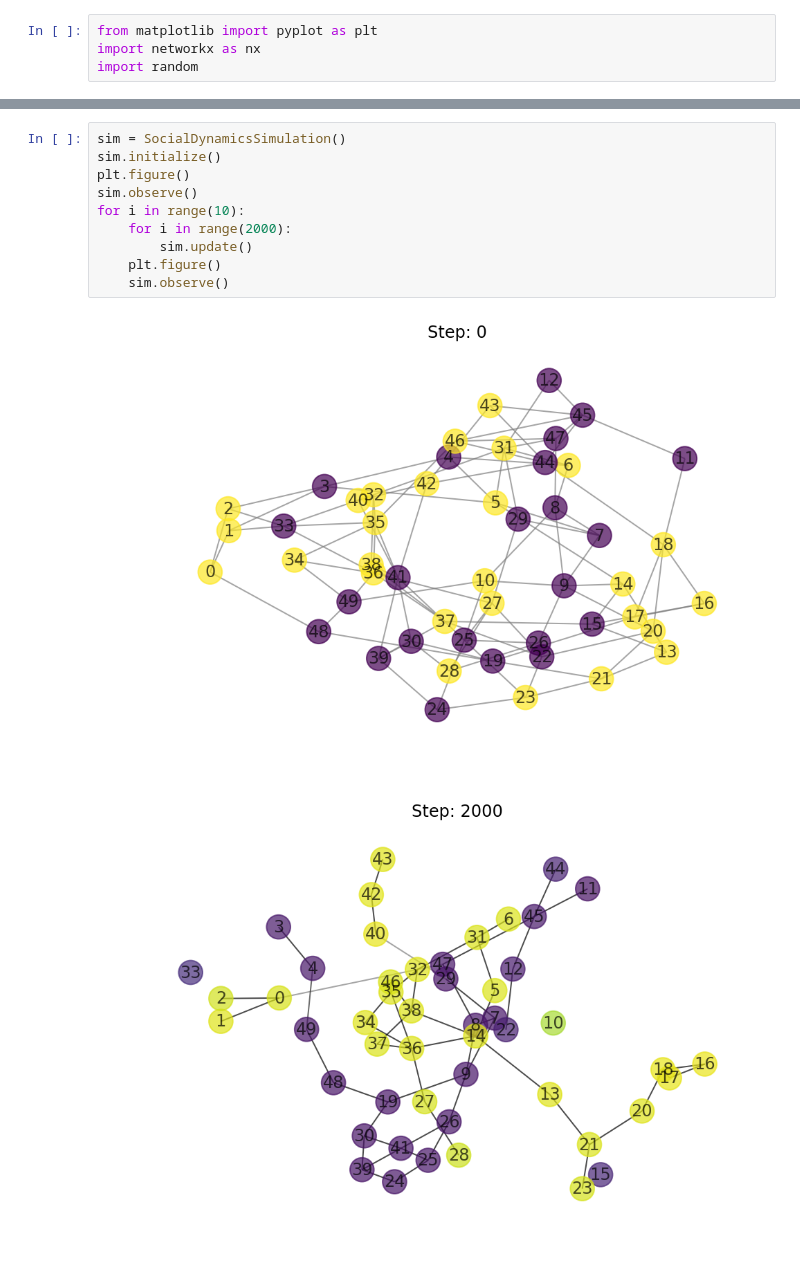
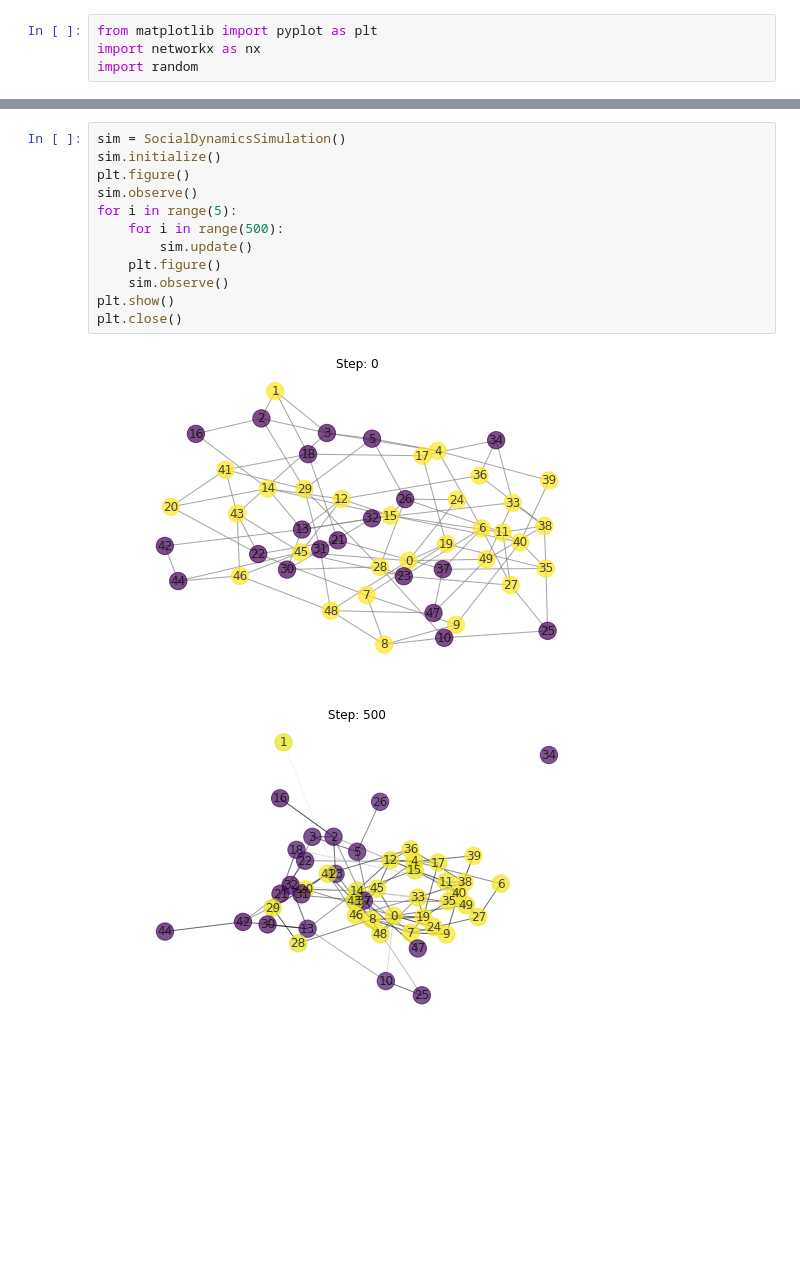
Before and after one commit to benjithedalilama/social-dynamics, a Jupyter notebook: social-dynamics.ipynb, the cells around one changed output, grey strips where cells are left out. Cells and saved outputs as stored; diff of their text form; blank space fills up the shorter version.

```diff
--- a/social-dynamics.ipynb
+++ b/social-dynamics.ipynb
@@ -87,13 +105,15 @@ class SocialDynamicsSimulation:
 # %%
 sim = SocialDynamicsSimulation()
 sim.initialize()
 plt.figure()
 sim.observe()
-for i in range(10):
-    for i in range(2000):
+for i in range(5):
+    for i in range(500):
         sim.update()
     plt.figure()
     sim.observe()
+plt.show()
+plt.close()
 # %% [output]
-[figure, old version]
+[figure, new version]
-[figure, old version]
+[figure, new version]
```
Also changed, not shown: parts of 2 cells of this notebook, 1 other file.
